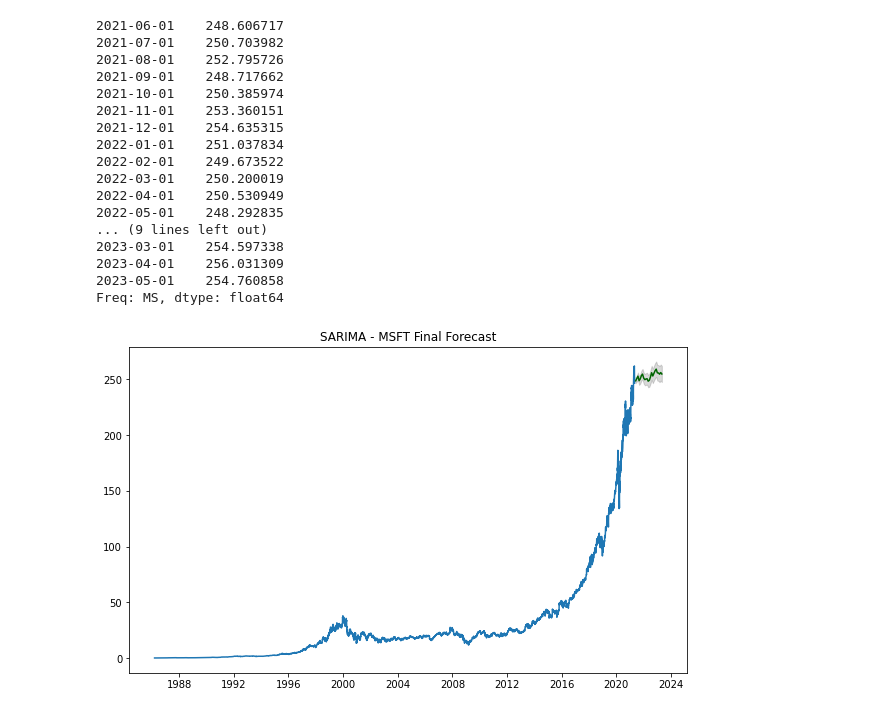
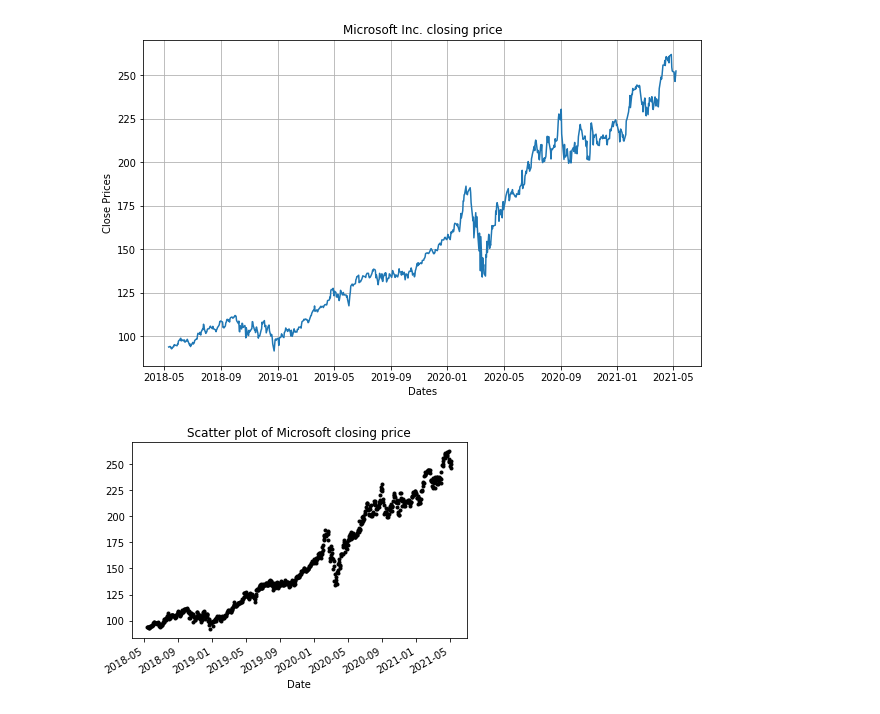
Before and after one commit to komaljoshi-sjsu/stock-prediction, a Jupyter notebook: AutoArima(MSFT).ipynb, the cells around one changed output. Saved outputs shown, nothing was run; the diff lists cells and outputs as text; code cells hidden in the pictures.

Commit message:
autoarima stock prediction changes

```diff
--- a/AutoArima(MSFT).ipynb
+++ b/AutoArima(MSFT).ipynb
@@ -310,43 +45,24 @@ smodel.summary()
-# %%
-# Forecast
-n_periods = 24
-fitted, confint = smodel.predict(n_periods=n_periods, return_conf_int=True)
-index_of_fc = pd.date_range(df.Close.index[-1], periods = n_periods, freq='MS')
-
-# make series for plotting purpose
-fitted_series = pd.Series(fitted, index=index_of_fc)
-lower_series = pd.Series(confint[:, 0], index=index_of_fc)
-upper_series = pd.Series(confint[:, 1], index=index_of_fc)
-
-#Transaforming Data to Dates
-print(fitted_series)
-
-# Plot
-plt.plot(df.Close)
-plt.plot(fitted_series, color='darkgreen')
-plt.fill_between(lower_series.index,
-                 lower_series,
-                 upper_series,
-                 color='k', alpha=.15)
-
-plt.title("SARIMA - MSFT Final Forecast")
-plt.show()
-# %% [output]
-2021-06-01    248.606717
-2021-07-01    250.703982
-2021-08-01    252.795726
-2021-09-01    248.717662
-2021-10-01    250.385974
-2021-11-01    253.360151
-2021-12-01    254.635315
-2022-01-01    251.037834
-2022-02-01    249.673522
-2022-03-01    250.200019
-2022-04-01    250.530949
-2022-05-01    248.292835
-... (9 lines left out)
-2023-03-01    254.597338
-2023-04-01    256.031309
-2023-05-01    254.760858
-Freq: MS, dtype: float64
-[figure, removed]
+# %%
+#Fetching 5 years of data from yfinance
+
+df = msft.history(start="2018-05-11", end="2021-05-10")
+# %%
+#Value graph plot for MSFT closing price
+
+plt.figure(figsize=(10,6))
+plt.grid(True)
+plt.xlabel('Dates')
+plt.ylabel('Close Prices')
+plt.plot(df.Close)
+plt.title('Microsoft Inc. closing price')
+plt.show()
+# %% [output]
+[figure, added]
+# %%
+# Scatter Plot
+df_close = df.Close
+df_close.plot(style='k.')
+plt.title('Scatter plot of Microsoft closing price')
+plt.show()
+# %% [output]
+[figure, added]
```
Also changed, not shown: parts of 40 cells of this notebook.
